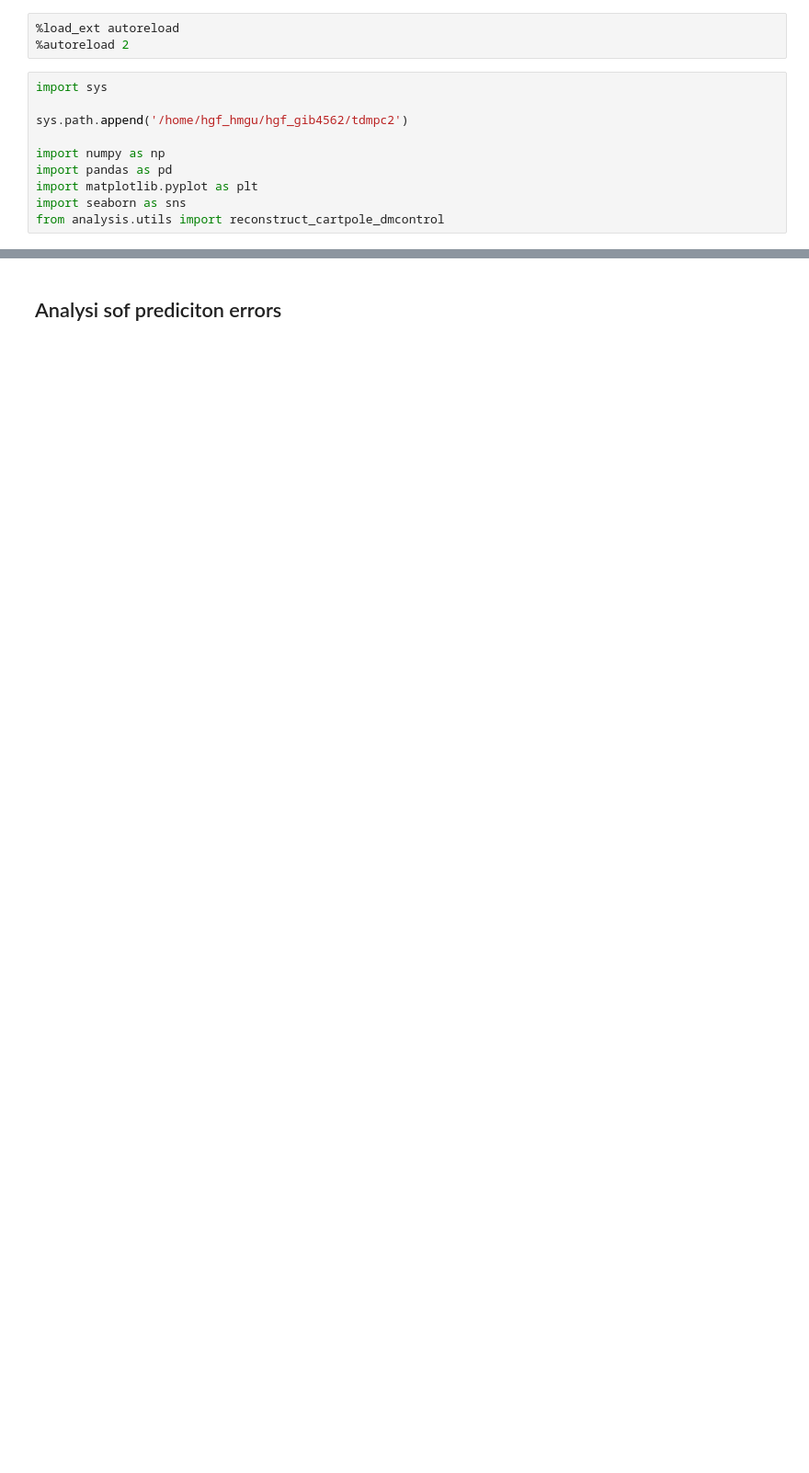
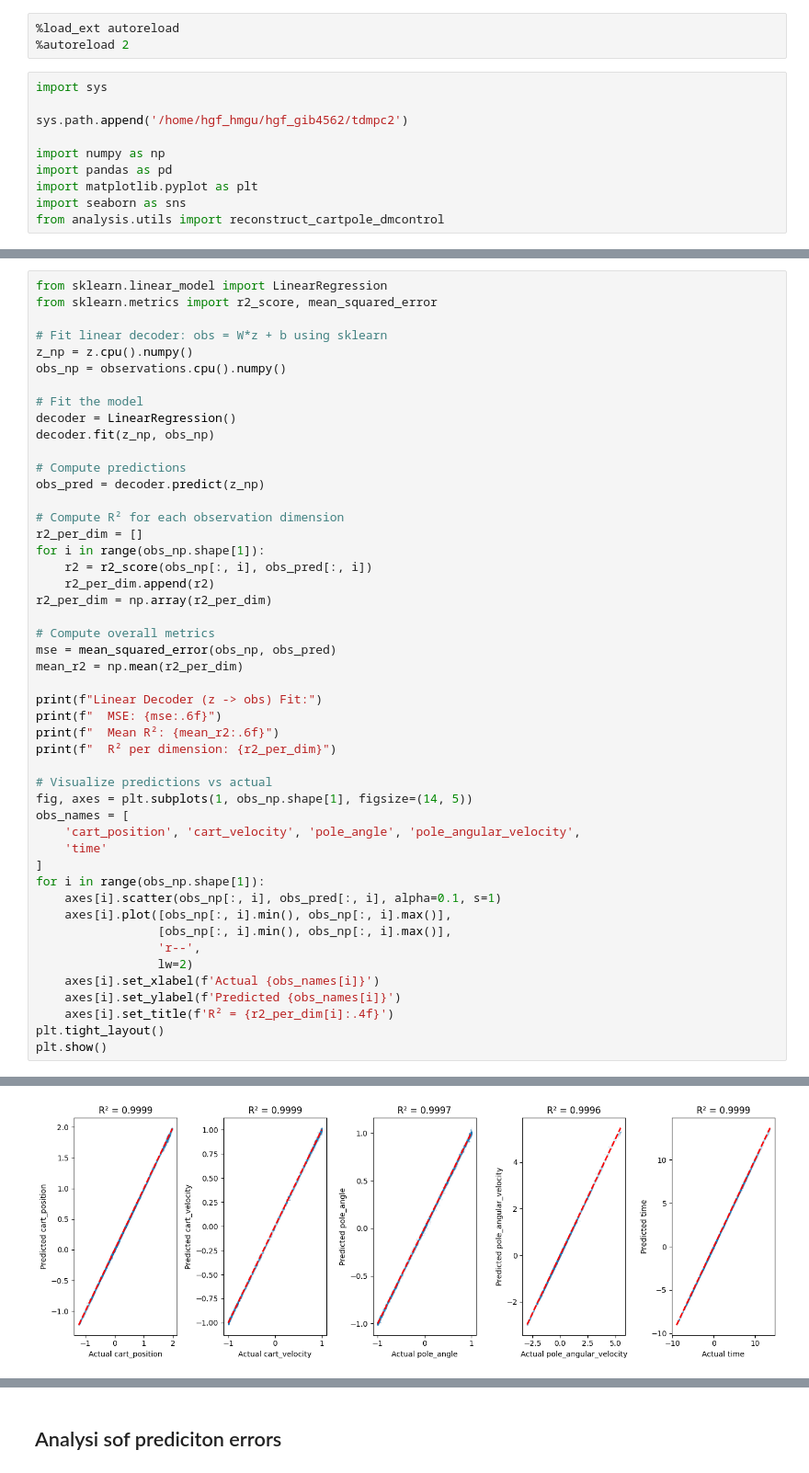
Before and after one commit to dynamical-inference/tdmpc2, a Jupyter notebook: analysis/25-12-15-analysis_dynamics_model.ipynb, the cells around one changed output, grey strips where cells are left out. Shown at 92% size. Saved outputs shown, nothing was run; the diff lists cells and outputs as text; blank space fills up the shorter version.

```diff
--- a/analysis/25-12-15-analysis_dynamics_model.ipynb
+++ b/analysis/25-12-15-analysis_dynamics_model.ipynb
@@ -53,0 +78,49 @@ observations.shape, actions.shape, z.shape
+# %%
+from sklearn.linear_model import LinearRegression
+from sklearn.metrics import r2_score, mean_squared_error
+
+# Fit linear decoder: obs = W*z + b using sklearn
+z_np = z.cpu().numpy()
+obs_np = observations.cpu().numpy()
+
+# Fit the model
+decoder = LinearRegression()
+decoder.fit(z_np, obs_np)
+
+# Compute predictions
+obs_pred = decoder.predict(z_np)
+
+# Compute R² for each observation dimension
+r2_per_dim = []
+for i in range(obs_np.shape[1]):
+    r2 = r2_score(obs_np[:, i], obs_pred[:, i])
+    r2_per_dim.append(r2)
+r2_per_dim = np.array(r2_per_dim)
+
+# Compute overall metrics
+mse = mean_squared_error(obs_np, obs_pred)
+mean_r2 = np.mean(r2_per_dim)
+
+print(f"Linear Decoder (z -> obs) Fit:")
+print(f"  MSE: {mse:.6f}")
+print(f"  Mean R²: {mean_r2:.6f}")
+print(f"  R² per dimension: {r2_per_dim}")
+
+# Visualize predictions vs actual
+fig, axes = plt.subplots(1, obs_np.shape[1], figsize=(14, 5))
+obs_names = [
+    'cart_position', 'cart_velocity', 'pole_angle', 'pole_angular_velocity',
+    'time'
+]
+for i in range(obs_np.shape[1]):
+    axes[i].scatter(obs_np[:, i], obs_pred[:, i], alpha=0.1, s=1)
+    axes[i].plot([obs_np[:, i].min(), obs_np[:, i].max()],
+                 [obs_np[:, i].min(), obs_np[:, i].max()],
+                 'r--',
+                 lw=2)
+    axes[i].set_xlabel(f'Actual {obs_names[i]}')
+    axes[i].set_ylabel(f'Predicted {obs_names[i]}')
+    axes[i].set_title(f'R² = {r2_per_dim[i]:.4f}')
+plt.tight_layout()
+plt.show()
+# %% [output]
@@ -54 +131,2 @@ observations.shape, actions.shape, z.shape
+[figure, added]
 # %%
```
Also changed, not shown: parts of 29 cells of this notebook.
